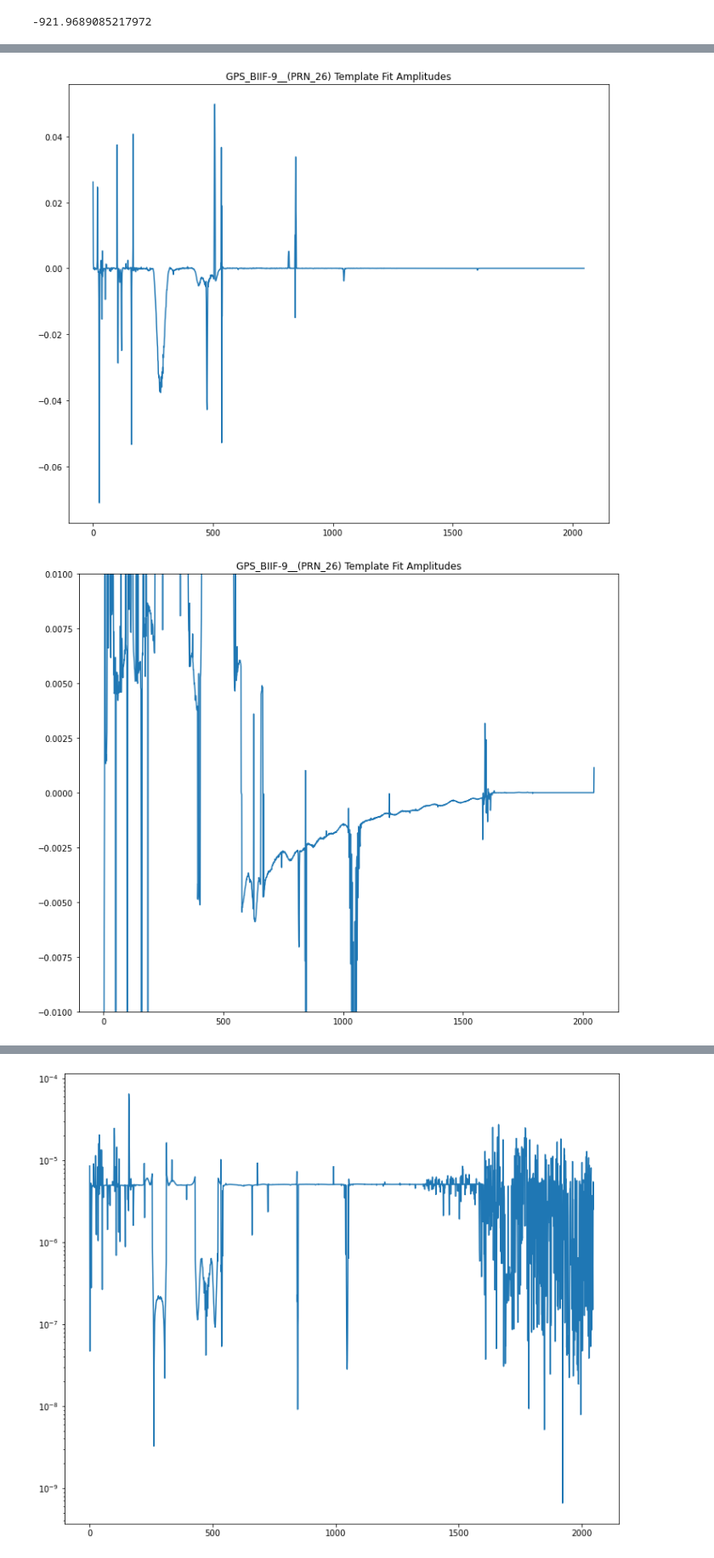
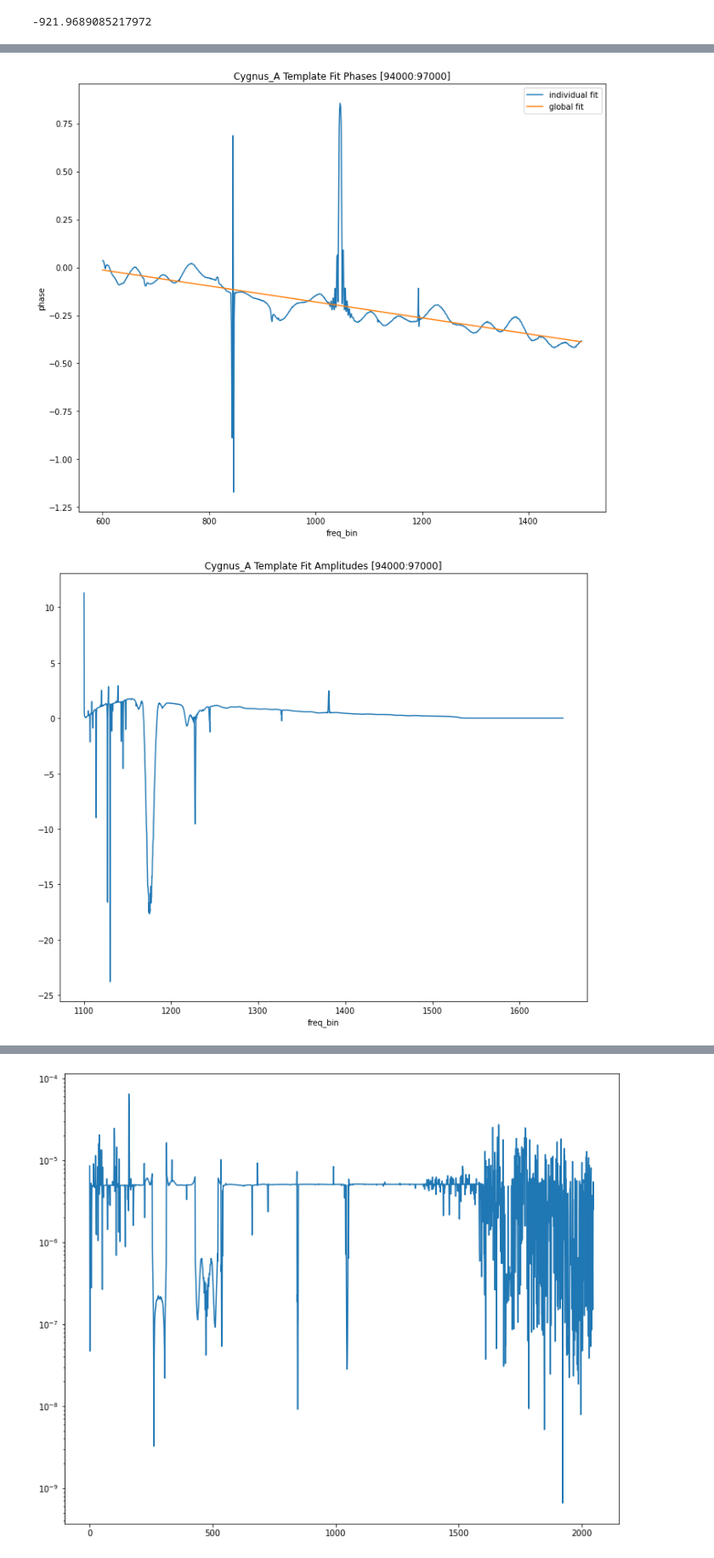
Before and after one commit to bmxdemo/bmxobs, a Jupyter notebook: towards1.ipynb, the cells around one changed output, grey strips where cells are left out. Shown: that part at 85% size. Drawn from its saved outputs; the diff is of its cells as text; code cells hidden in the pictures.

```diff
--- a/towards1.ipynb
+++ b/towards1.ipynb
@@ -95,7 +94,7 @@ print(np.arange(cut[0],cut[1])[D[channel][cut[0]:cut[1]].real==max(D[channel][cu
 # %%
-def getTemplate(D, BMX, freq, cut):
+def getTemplate(D, BMX, freq, cut, center):
     scale = 10*D.freq/BMX.freq[0][freq]
-    prange = (np.arange(cut[0],cut[1])-np.mean(cut))/scale+np.mean(cut)/10
+    prange = (np.arange(cut[0],cut[1])-np.mean(cut))/scale+center/10
     pastebase = prange.astype(np.int)
     pastemix = prange%1
     paste = (D[12][pastebase]*(1-pastemix)+D[12][pastebase+1]*pastemix)
@@ -115,22 +120,26 @@ def fitTemplate(params):
     return out
 # %%
-cut = [96000,98000]
-freq = 1950
+cut = [94000,97000]
+center = 95500
+freq = 1046
 
-paste = getTemplate(D,BMX,freq,cut)
+paste = getTemplate(D,BMX,freq,cut,center)
 
-params = least_squares(fitTemplate,[1,0],bounds=([-100,-np.pi],[100,np.pi]))
+params = least_squares(fitTemplate,[0,0],bounds=([-100,-np.pi],[100,np.pi]))
 print(freq)
 print(params.x)
 print(params.optimality)
 
 A,phi = params.x[0], params.x[1]
 
-fit = paste*A*np.exp(1j*phi)
+fit = paste*A*np.exp(1j*phi) + np.mean(BMX[120][cut[0]:cut[1],freq])
+
+print(A/np.mean(abs(BMX[120][cut[0]:cut[1],freq])))
 
 plt.figure(figsize=(12,10))
-plt.title('Cygnus_A Template Fit {:.1f} MHz'.format(BMX.freq[0][freq]))
+plt.title('BMX[120] Nov 7 {:.1f} MHz [{}:{}]'.format(BMX.freq[0][freq],cut[0],cut[1]))
 plt.plot(BMX[120][cut[0]:cut[1],freq].real)
 plt.plot(fit.real)
 plt.show()
+print(np.correlate(fit,BMX[120][cut[0]:cut[1],freq]))
 # %% [output]
@@ -141,39 +152,60 @@ plt.show()
 # %%
-amp = []
+cut = [94000,97000]
+center = 95500
+sampFreq = np.arange(600,1500)
 
-for freq in range(len(BMX[120][0])):
-    paste = getTemplate(D,BMX,freq,cut)
+phi = []
+for freq in sampFreq:
+    paste = getTemplate(D,BMX,freq,cut,center)
 
     params = least_squares(fitTemplate,[0,0],bounds=([-100,-np.pi],[100,np.pi]))
 
+    phi.append(params.x[1])
+
+phiFit = np.polyfit(sampFreq,phi,1)
+plt.figure(figsize=(12,10))
+plt.title('Cygnus_A Template Fit Phases [{}:{}]'.format(cut[0],cut[1]))
+plt.plot(sampFreq,phi,label='individual fit')
+plt.plot(sampFreq,sampFreq*phiFit[0]+phiFit[1], label='global fit')
+plt.ylabel('phase')
+plt.xlabel('freq_bin')
+plt.legend()
+plt.show()
+
+amp = []
+Fit = []
+for freq in range(len(BMX[120][0])):
+    phase = freq*phiFit[0] + phiFit[1]
+    paste = getTemplate(D,BMX,freq,cut,center)*np.exp(1j*phase)
+
+    params = least_squares(fitTemplate,[0],bounds=([-100],[100]))
+
     amp.append(params.x[0])
+    Fit.append(paste*params.x[0])
 
     #if freq%100==0:
         #print(freq)
         #print(params.x)
         #print(params.optimality)
 
         #A,phi = params.x[0], params.x[1]
 
         #fit = paste*A*np.exp(1j*phi)
 
         #plt.figure(figsize=(12,10))
         #plt.title('Cygnus_A Template Fit {:.1f} MHz'.format(BMX.freq[0][freq]))
         #plt.plot(BMX[120][cut[0]:cut[1],freq].real)
         #plt.plot(fit.real)
         #plt.show()
+amp = np.array(amp)
+phi = np.array(phi)
+Fit = np.array(Fit)
 
 plt.figure(figsize=(12,10))
-plt.title('GPS_BIIF-9__(PRN_26) Template Fit Amplitudes')
-plt.plot(amp)
+plt.title('Cygnus_A Template Fit Amplitudes [{}:{}]'.format(cut[0],cut[1]))
+plt.plot(BMX.freq[0],amp)
+plt.xlabel('freq_bin')
 plt.show()
 # %% [output]
-[figure, old version]
+[figure, new version]
+[figure, added]
-# %%
-plt.figure(figsize=(12,10))
-plt.title('GPS_BIIF-9__(PRN_26) Template Fit Amplitudes')
-plt.plot(amp)
-plt.ylim(-.01,0.01)
-plt.show()
-# %% [output]
-[figure, removed]
```
Also changed, not shown: parts of 10 cells of this notebook, 8 other files.
